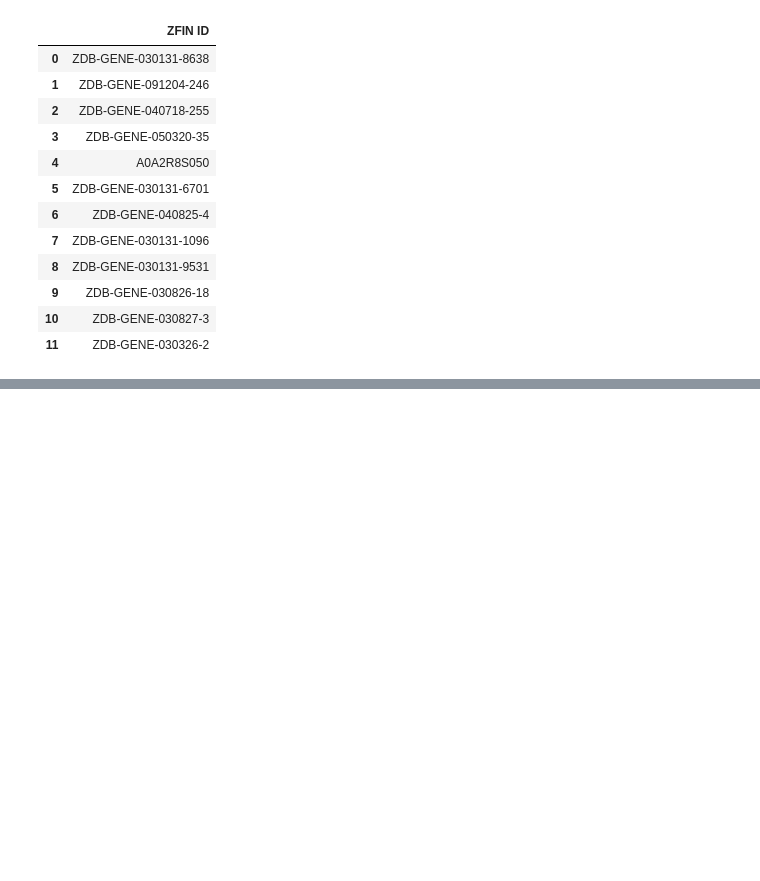
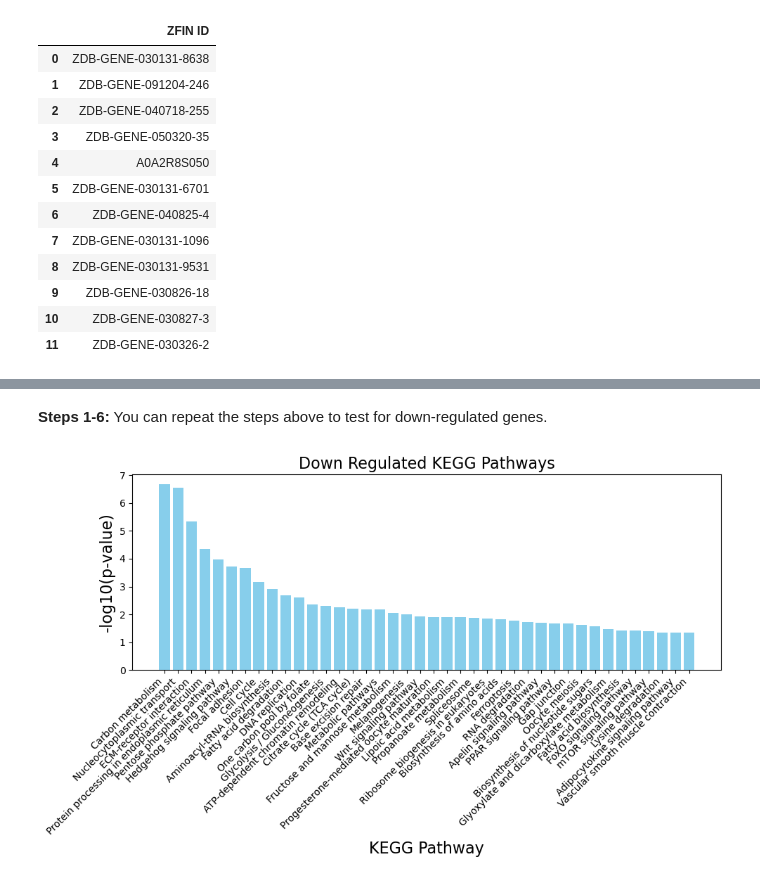
Before and after one commit to sdsucomptox/danrerlib, a Jupyter notebook: sphinx/tutorials/funcional_enrichment.ipynb, the cells around one changed output, grey strips where cells are left out. Cells and saved outputs as stored; diff of their text form; code cells hidden in the pictures; blank space fills up the shorter version.

```diff
--- a/sphinx/tutorials/funcional_enrichment.ipynb
+++ b/sphinx/tutorials/funcional_enrichment.ipynb
@@ -186,0 +471,23 @@ GO.get_genes_in_GO_concept('GO:0033554', 'dre')
+# %% [markdown]
+**Steps 1-6:** You can repeat the steps above to test for down-regulated genes.
+# %%
+result = enrich(gene_universe = gene_universe_tpp,
+                gene_id_type = ncbi_id,
+                database = database_choice,
+                method = 'fishers',
+                direction = 'down')
+
+# create a bar chart to visualize the enriched results
+downregulated_results = result[result['Direction'] == 'down regulated']
+
+# Create a bar plot
+plt.figure(figsize=(10, 6))
+plt.bar(downregulated_results['Concept Name'], -np.log10(downregulated_results['P-value']), color='skyblue')
+plt.xlabel('KEGG Pathway', fontsize=16)
+plt.ylabel('-log10(p-value)', fontsize=16)
+plt.title('Down Regulated KEGG Pathways', fontsize=16)
+plt.xticks(rotation=45, ha='right')
+plt.tight_layout()
+plt.show()
+# %% [output]
+[figure, added]
```
Also changed, not shown: parts of 37 cells of this notebook, 19 other files.
